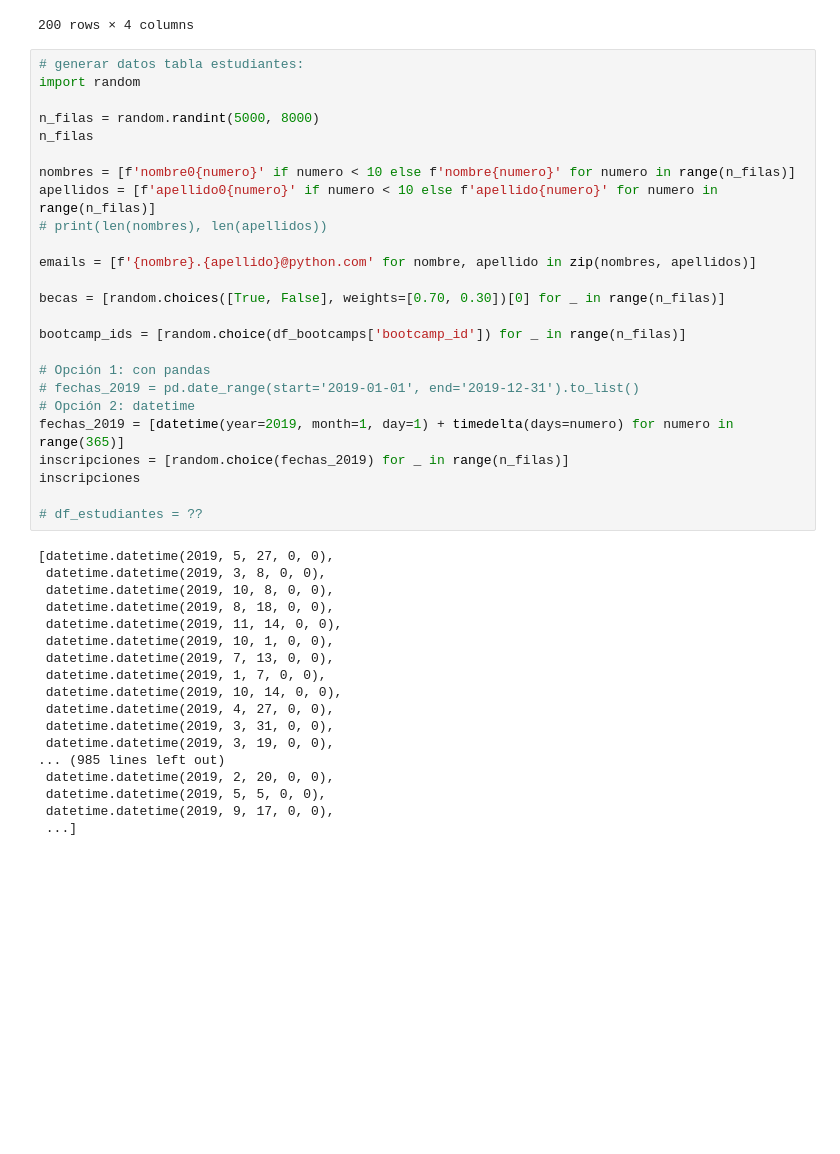
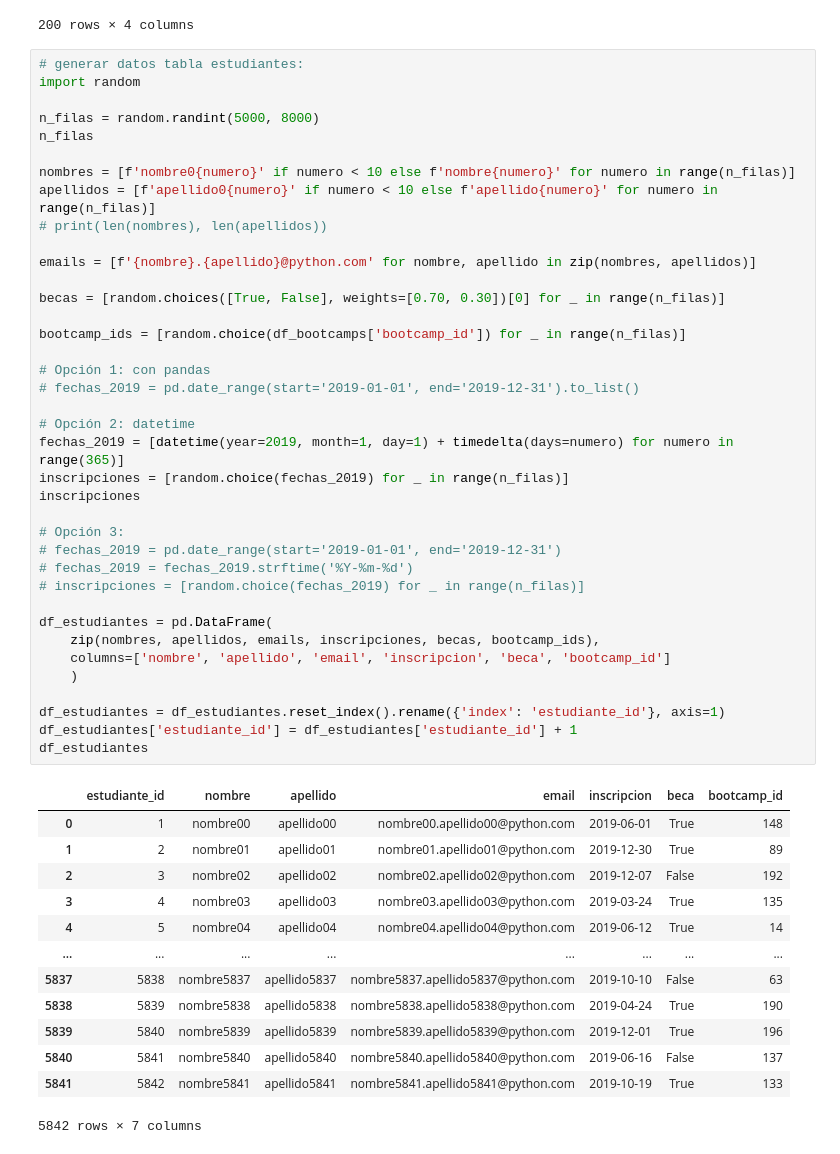
Before and after one commit to CaroliCosas/Bootcamp_Data_Science, a Jupyter notebook: 01. Notebooks Ejercicios/02.ejercicio_bootcamps.ipynb, the cells around one changed output. Saved outputs shown, nothing was run; the diff lists cells and outputs as text; blank space fills up the shorter version.

Commit message:
mysql bootcamps datos y exportar a csv

```diff
--- a/01. Notebooks Ejercicios/02.ejercicio_bootcamps.ipynb
+++ b/01. Notebooks Ejercicios/02.ejercicio_bootcamps.ipynb
@@ -250,43 +250,52 @@ df_bootcamps
 # %%
 # generar datos tabla estudiantes:
 import random
 
 n_filas = random.randint(5000, 8000)
 n_filas
 
 nombres = [f'nombre0{numero}' if numero < 10 else f'nombre{numero}' for numero in range(n_filas)]
 apellidos = [f'apellido0{numero}' if numero < 10 else f'apellido{numero}' for numero in range(n_filas)]
 # print(len(nombres), len(apellidos))
 
 emails = [f'{nombre}.{apellido}@python.com' for nombre, apellido in zip(nombres, apellidos)]
 
 becas = [random.choices([True, False], weights=[0.70, 0.30])[0] for _ in range(n_filas)]
 
 bootcamp_ids = [random.choice(df_bootcamps['bootcamp_id']) for _ in range(n_filas)]
 
 # Opción 1: con pandas
 # fechas_2019 = pd.date_range(start='2019-01-01', end='2019-12-31').to_list()
+
 # Opción 2: datetime
 fechas_2019 = [datetime(year=2019, month=1, day=1) + timedelta(days=numero) for numero in range(365)]
 inscripciones = [random.choice(fechas_2019) for _ in range(n_filas)]
 inscripciones
 
-# df_estudiantes = ??
+# Opción 3:
+# fechas_2019 = pd.date_range(start='2019-01-01', end='2019-12-31')
+# fechas_2019 = fechas_2019.strftime('%Y-%m-%d')
+# inscripciones = [random.choice(fechas_2019) for _ in range(n_filas)]
+
+df_estudiantes = pd.DataFrame(
+    zip(nombres, apellidos, emails, inscripciones, becas, bootcamp_ids),
+    columns=['nombre', 'apellido', 'email', 'inscripcion', 'beca', 'bootcamp_id']
+    )
+
+df_estudiantes = df_estudiantes.reset_index().rename({'index': 'estudiante_id'}, axis=1)
+df_estudiantes['estudiante_id'] = df_estudiantes['estudiante_id'] + 1
+df_estudiantes
 # %% [output]
+|  | estudiante_id | nombre | apellido | email | inscripcion | beca | bootcamp_id |
+| 0 | 1 | nombre00 | apellido00 | nombre00.apellido00@python.com | 2019-06-01 | True | 148 |
+| 1 | 2 | nombre01 | apellido01 | nombre01.apellido01@python.com | 2019-12-30 | True | 89 |
+| 2 | 3 | nombre02 | apellido02 | nombre02.apellido02@python.com | 2019-12-07 | False | 192 |
+| 3 | 4 | nombre03 | apellido03 | nombre03.apellido03@python.com | 2019-03-24 | True | 135 |
+| 4 | 5 | nombre04 | apellido04 | nombre04.apellido04@python.com | 2019-06-12 | True | 14 |
+| ... | ... | ... | ... | ... | ... | ... | ... |
+| 5837 | 5838 | nombre5837 | apellido5837 | nombre5837.apellido5837@python.com | 2019-10-10 | False | 63 |
+| 5838 | 5839 | nombre5838 | apellido5838 | nombre5838.apellido5838@python.com | 2019-04-24 | True | 190 |
+| 5839 | 5840 | nombre5839 | apellido5839 | nombre5839.apellido5839@python.com | 2019-12-01 | True | 196 |
+| 5840 | 5841 | nombre5840 | apellido5840 | nombre5840.apellido5840@python.com | 2019-06-16 | False | 137 |
+| 5841 | 5842 | nombre5841 | apellido5841 | nombre5841.apellido5841@python.com | 2019-10-19 | True | 133 |
-[datetime.datetime(2019, 5, 27, 0, 0),
- datetime.datetime(2019, 3, 8, 0, 0),
- datetime.datetime(2019, 10, 8, 0, 0),
- datetime.datetime(2019, 8, 18, 0, 0),
- datetime.datetime(2019, 11, 14, 0, 0),
- datetime.datetime(2019, 10, 1, 0, 0),
- datetime.datetime(2019, 7, 13, 0, 0),
- datetime.datetime(2019, 1, 7, 0, 0),
- datetime.datetime(2019, 10, 14, 0, 0),
- datetime.datetime(2019, 4, 27, 0, 0),
- datetime.datetime(2019, 3, 31, 0, 0),
- datetime.datetime(2019, 3, 19, 0, 0),
-... (985 lines left out)
- datetime.datetime(2019, 2, 20, 0, 0),
- datetime.datetime(2019, 5, 5, 0, 0),
- datetime.datetime(2019, 9, 17, 0, 0),
- ...]
+5842 rows × 7 columns
```
Also changed, not shown: parts of 3 cells of this notebook, 5 other files.
